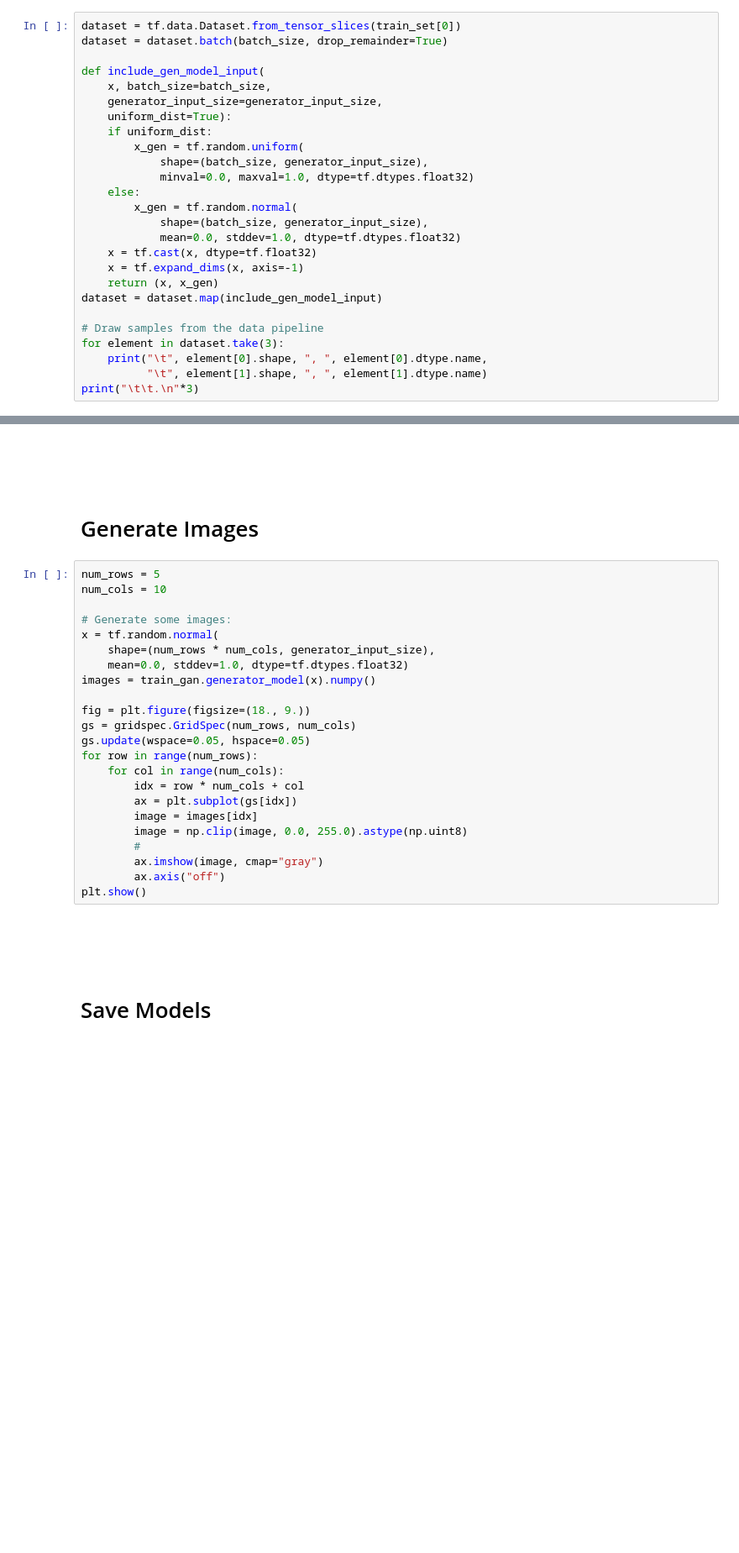
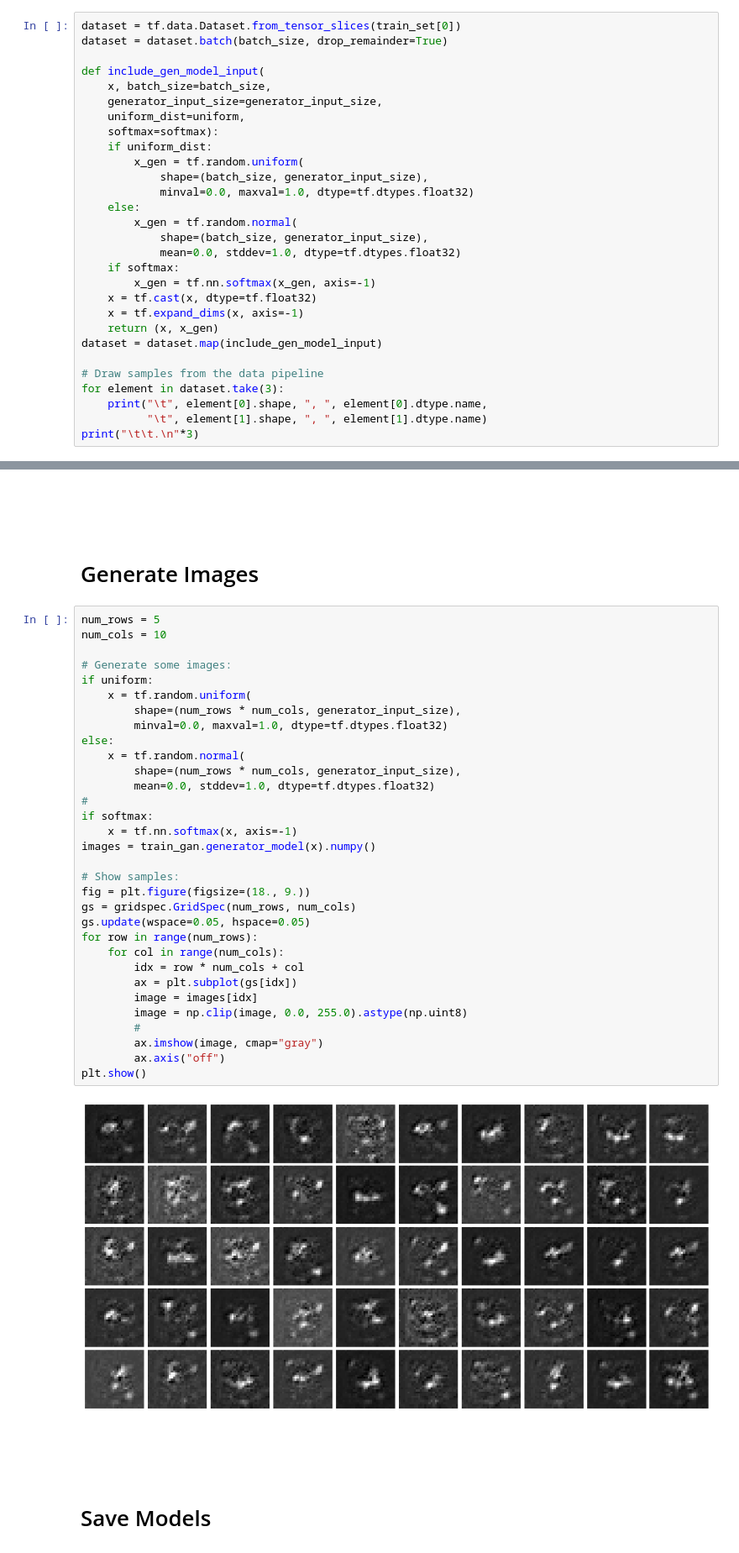
Before and after one commit to sedihub/deep_learning_research, a Jupyter notebook: gan/mnist_dcgan.ipynb, the cells around one changed output, grey strips where cells are left out. Shown at 84% size. Saved outputs shown, nothing was run; the diff lists cells and outputs as text; blank space fills up the shorter version.

```diff
--- a/gan/mnist_dcgan.ipynb
+++ b/gan/mnist_dcgan.ipynb
@@ -50,7 +58,8 @@ dataset = dataset.batch(batch_size, drop_remainder=True)
 def include_gen_model_input(
     x, batch_size=batch_size,
     generator_input_size=generator_input_size,
-    uniform_dist=True):
+    uniform_dist=uniform,
+    softmax=softmax):
     if uniform_dist:
         x_gen = tf.random.uniform(
             shape=(batch_size, generator_input_size),
@@ -59,6 +68,8 @@ def include_gen_model_input(
         x_gen = tf.random.normal(
             shape=(batch_size, generator_input_size),
             mean=0.0, stddev=1.0, dtype=tf.dtypes.float32)
+    if softmax:
+        x_gen = tf.nn.softmax(x_gen, axis=-1)
     x = tf.cast(x, dtype=tf.float32)
     x = tf.expand_dims(x, axis=-1)
     return (x, x_gen)
@@ -239,26 +258,37 @@ plt.show()
 # %%
 num_rows = 5
 num_cols = 10
 
 # Generate some images:
-x = tf.random.normal(
-    shape=(num_rows * num_cols, generator_input_size),
-    mean=0.0, stddev=1.0, dtype=tf.dtypes.float32)
+if uniform:
+    x = tf.random.uniform(
+        shape=(num_rows * num_cols, generator_input_size),
+        minval=0.0, maxval=1.0, dtype=tf.dtypes.float32)
+else:
+    x = tf.random.normal(
+        shape=(num_rows * num_cols, generator_input_size),
+        mean=0.0, stddev=1.0, dtype=tf.dtypes.float32)
+#
+if softmax:
+    x = tf.nn.softmax(x, axis=-1)
 images = train_gan.generator_model(x).numpy()
 
+# Show samples:
 fig = plt.figure(figsize=(18., 9.))
 gs = gridspec.GridSpec(num_rows, num_cols)
 gs.update(wspace=0.05, hspace=0.05)
 for row in range(num_rows):
     for col in range(num_cols):
         idx = row * num_cols + col
         ax = plt.subplot(gs[idx])
         image = images[idx]
         image = np.clip(image, 0.0, 255.0).astype(np.uint8)
         #
         ax.imshow(image, cmap="gray")
         ax.axis("off")
 plt.show()
+# %% [output]
+[figure, added]
 # %% [markdown]
 <br><br><br>
 
```
Also changed, not shown: parts of 7 cells of this notebook.
